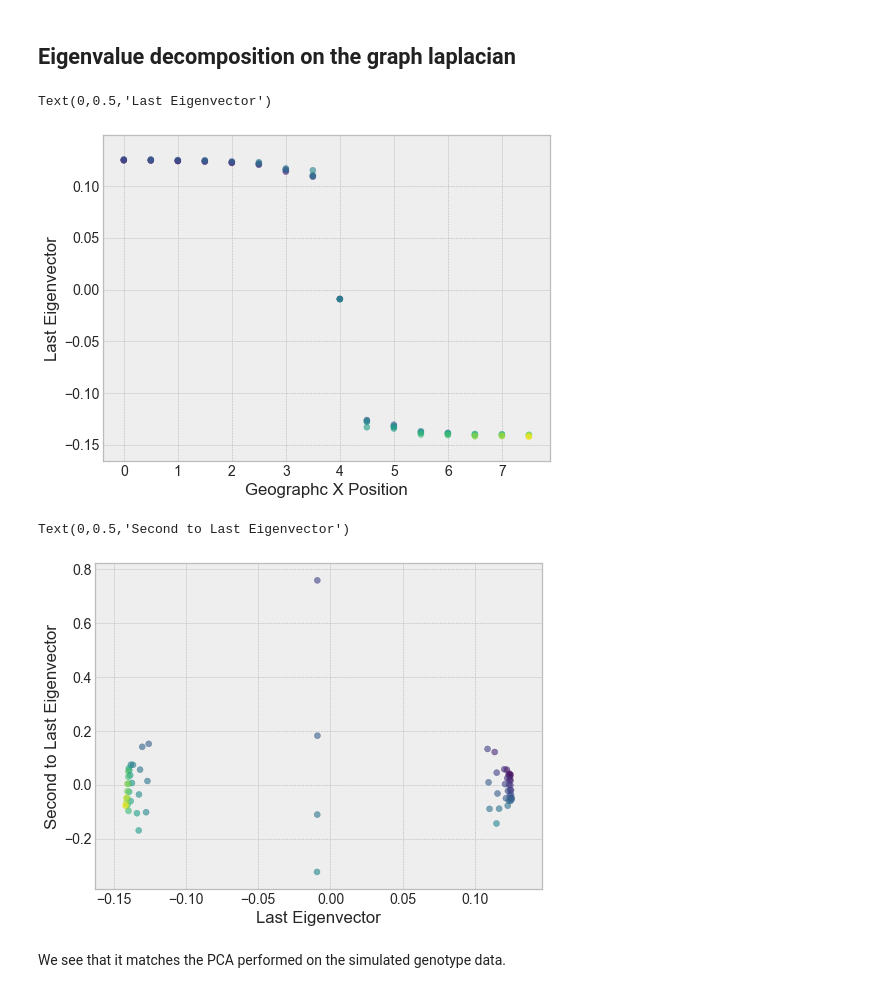
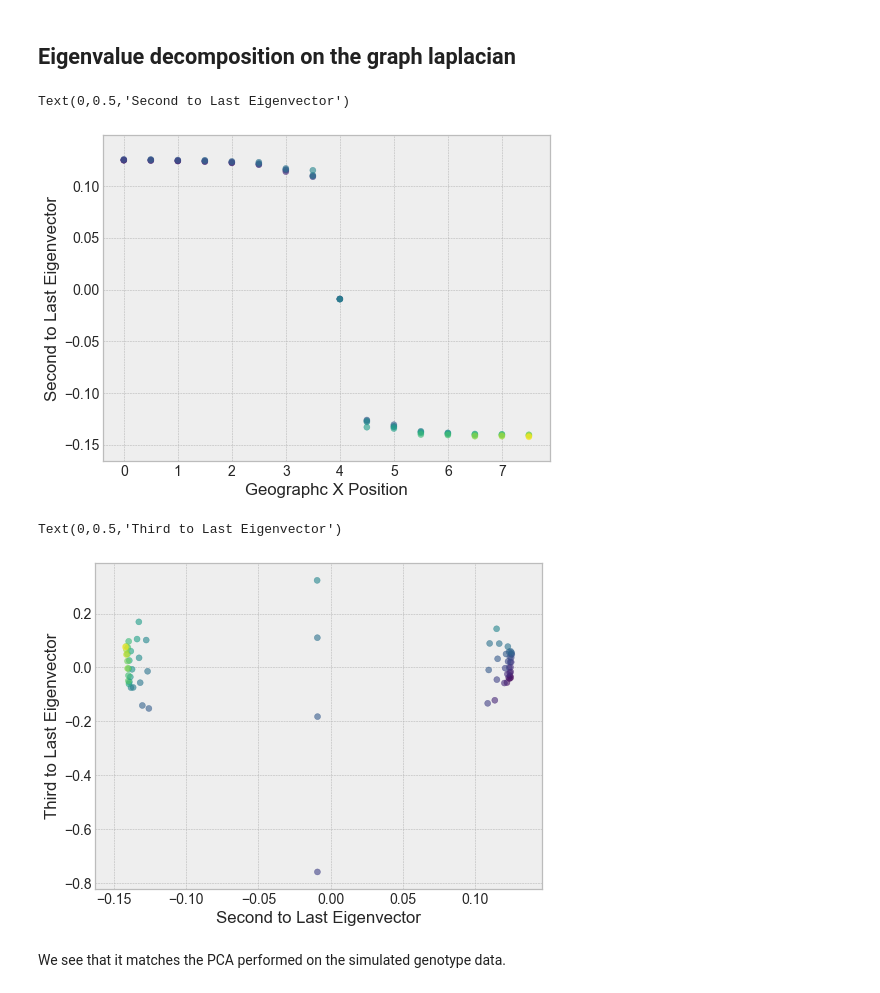
Before and after one commit to jhmarcus/spatial-random-walk, a Jupyter notebook: notebooks/isolation_by_srw.ipynb, the cells around one changed output. Cells and saved outputs as stored; diff of their text form; code cells hidden in the pictures.

```diff
--- a/notebooks/isolation_by_srw.ipynb
+++ b/notebooks/isolation_by_srw.ipynb
@@ -243,26 +243,23 @@ Thus the only differene between the two is weather we pick the biggest or smalle
 # %% [markdown]
 ## Eigenvalue decomposition on the graph laplacian
 # %%
-lamb, v = np.linalg.eig(h.l)
-eig = [(np.abs(lamb[i]), v[:,i]) for i in range(len(lamb))]
+lamb, v = np.linalg.eigh(h.l)
+eig = [(lamb[i], v[:,i]) for i in range(len(lamb))]
 eig.sort(key=lambda x: x[0], reverse=True)
-
-# remove imaginary part
-eig = eig[:-1]
 # %%
-plt.scatter(h.s[:,0], eig[-1][1], c=h.s[:,0]**2 + (np.sqrt(h.d) / 2) * h.s[:,1], alpha=.6, cmap=cm.viridis)
+plt.scatter(h.s[:,0], eig[-2][1], c=h.s[:,0]**2 + (np.sqrt(h.d) / 2) * h.s[:,1], alpha=.6, cmap=cm.viridis)
 plt.xlabel('Geographc X Position')
-plt.ylabel('Last Eigenvector')
+plt.ylabel('Second to Last Eigenvector')
 # %% [output]
-Text(0,0.5,'Last Eigenvector')
+Text(0,0.5,'Second to Last Eigenvector')
-[figure, old version]
+[figure, new version]
 # %%
-plt.scatter(eig[-1][1], eig[-2][1], c=h.s[:,0]**2 + (np.sqrt(h.d) / 2) * h.s[:,1], alpha=.6, cmap=cm.viridis)
-plt.xlabel('Last Eigenvector')
-plt.ylabel('Second to Last Eigenvector')
+plt.scatter(eig[-2][1], eig[-3][1], c=h.s[:,0]**2 + (np.sqrt(h.d) / 2) * h.s[:,1], alpha=.6, cmap=cm.viridis)
+plt.xlabel('Second to Last Eigenvector')
+plt.ylabel('Third to Last Eigenvector')
 # %% [output]
-Text(0,0.5,'Second to Last Eigenvector')
+Text(0,0.5,'Third to Last Eigenvector')
-[figure, old version]
+[figure, new version]
 # %% [markdown]
 We see that it matches the PCA performed on the simulated genotype data.
 # %% [markdown]
```
Also changed, not shown: parts of 13 cells of this notebook.
